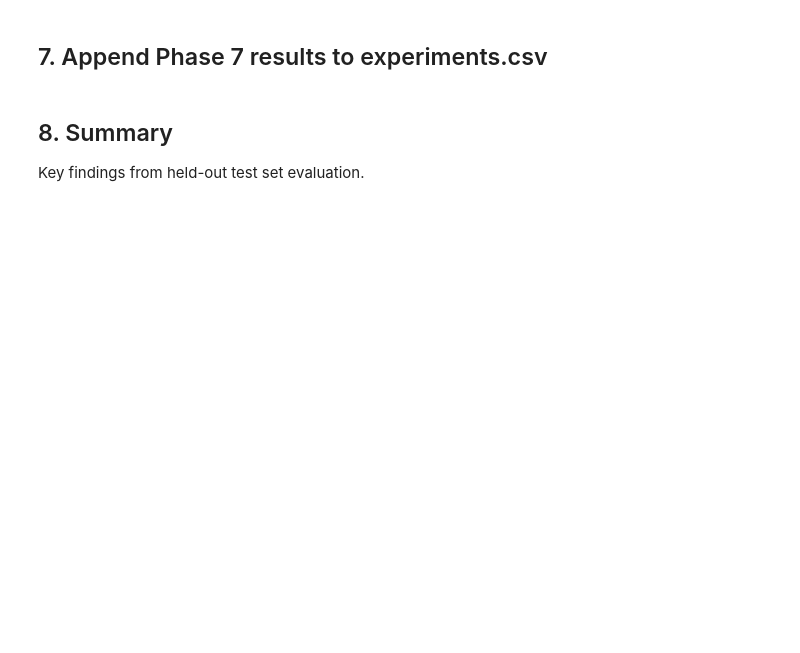
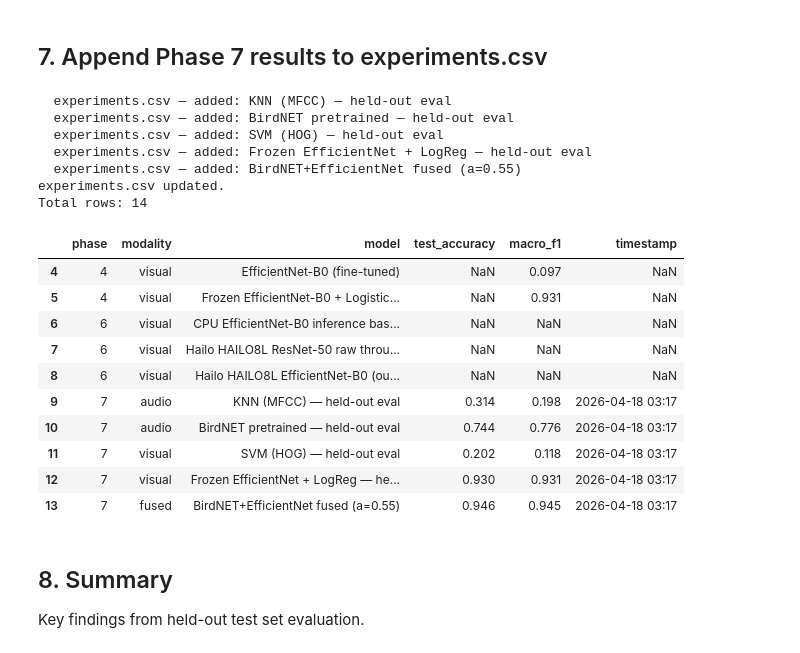
Before and after one commit to kanecruzwalker/avis-birdfeeder, a Jupyter notebook: notebooks/phase7_evaluation.ipynb, the cells around one changed output. Saved outputs shown, nothing was run; the diff lists cells and outputs as text; code cells hidden in the pictures; blank space fills up the shorter version.

```diff
--- a/notebooks/phase7_evaluation.ipynb
+++ b/notebooks/phase7_evaluation.ipynb
@@ -648,72 +776,111 @@ else:
 # %% [markdown]
 ## 7. Append Phase 7 results to experiments.csv
 # %%
-# Audio — KNN (Phase 3 re-evaluation on held-out test)
+from datetime import datetime
+
+# Audio — KNN
 append_if_new(experiments_path, {
     "phase": 7, "notebook": "phase7_evaluation.ipynb",
     "modality": "audio", "model": "KNN (MFCC) — held-out eval",
-    "n_species": audio_test["species_code"].nunique(),
-    "n_test": len(audio_test),
-    "accuracy": round(float(knn_accuracy), 3),
+    "features": "MFCC mean+std (n_mfcc=40, sr=48000)",
+    "best_params": "k=3, metric=euclidean",
+    "test_accuracy": round(float(knn_accuracy), 3),
     "macro_f1": round(float(knn_macro_f1), 3),
-    "weighted_f1": round(float(knn_weighted_f1), 3) if 'knn_weighted_f1' in dir() else None,
+    "weighted_f1": round(float(knn_weighted_f1), 3),
+    "n_train": "", "n_test": len(audio_test),
+    "species_count": audio_test["species_code"].nunique(),
+    "timestamp": datetime.now().strftime("%Y-%m-%d %H:%M"),
     "notes": "Phase 3 KNN artifact re-evaluated on held-out test set.",
 })
 
-# Audio — BirdNET (Phase 4 re-evaluation on held-out test)
+# Audio — BirdNET
 if BIRDNET_AVAILABLE:
     append_if_new(experiments_path, {
         "phase": 7, "notebook": "phase7_evaluation.ipynb",
         "modality": "audio", "model": "BirdNET pretrained — held-out eval",
-        "n_species": audio_test["species_code"].nunique(),
-        "n_test": len(audio_test),
-        "accuracy": round(float(bn_accuracy), 3),
+        "features": "birdnetlib 0.9.0 global model",
+        "best_params": "min_conf=0.1",
+        "test_accuracy": round(float(bn_accuracy), 3),
         "macro_f1": round(float(bn_macro_f1), 3),
         "weighted_f1": round(float(bn_weighted_f1), 3),
+        "n_train": "", "n_test": len(audio_test),
+        "species_count": audio_test["species_code"].nunique(),
+        "timestamp": datetime.now().strftime("%Y-%m-%d %H:%M"),
         "notes": f"BirdNET global model, held-out test. Unknown: {bn_preds.count('UNKNOWN')}/{len(bn_preds)}.",
     })
 
-# Visual — SVM baseline
+# Visual — SVM
 if svm_preds:
     append_if_new(experiments_path, {
         "phase": 7, "notebook": "phase7_evaluation.ipynb",
         "modality": "visual", "model": "SVM (HOG) — held-out eval",
-        "n_species": visual_test["species_code"].nunique(),
-        "n_test": len(visual_test),
-        "accuracy": round(float(svm_accuracy), 3),
+        "features": "HOG + color hist 26340-dim",
+        "best_params": "C=10.0 rbf gamma=scale",
+        "test_accuracy": round(float(svm_accuracy), 3),
         "macro_f1": round(float(svm_macro_f1), 3),
         "weighted_f1": round(float(svm_weighted_f1), 3),
+        "n_train": "", "n_test": len(visual_test),
+        "species_count": visual_test["species_code"].nunique(),
+        "timestamp": datetime.now().strftime("%Y-%m-%d %H:%M"),
         "notes": "Phase 3 SVM artifact re-evaluated on held-out test set.",
     })
 
 # Visual — EfficientNet + LogReg
 if eff_preds:
     append_if_new(experiments_path, {
         "phase": 7, "notebook": "phase7_evaluation.ipynb",
         "modality": "visual", "model": "Frozen EfficientNet + LogReg — held-out eval",
-        "n_species": visual_test["species_code"].nunique(),
-        "n_test": len(visual_test),
-        "accuracy": round(float(eff_accuracy), 3),
+        "features": "timm efficientnet_b0 frozen backbone",
+        "best_params": "LogReg C=0.1 StandardScaler",
+        "test_accuracy": round(float(eff_accuracy), 3),
         "macro_f1": round(float(eff_macro_f1), 3),
         "weighted_f1": round(float(eff_weighted_f1), 3),
+        "n_train": "", "n_test": len(visual_test),
+        "species_count": visual_test["species_code"].nunique(),
+        "timestamp": datetime.now().strftime("%Y-%m-%d %H:%M"),
         "notes": "timm EfficientNet-B0 frozen, LogReg C=0.1, held-out test set.",
     })
 
 # Fused
 if BIRDNET_AVAILABLE and eff_preds:
     append_if_new(experiments_path, {
         "phase": 7, "notebook": "phase7_evaluation.ipynb",
         "modality": "fused", "model": f"BirdNET+EfficientNet fused (a={audio_weight})",
-        "n_species": visual_test["species_code"].nunique(),
-        "n_test": len(visual_test),
-        "accuracy": round(float(fused_accuracy), 3),
+        "features": f"audio={audio_weight} visual={visual_weight} weighted fusion",
+        "best_params": f"threshold={threshold}",
+        "test_accuracy": round(float(fused_accuracy), 3),
         "macro_f1": round(float(fused_macro_f1), 3),
         "weighted_f1": None,
+        "n_train": "", "n_test": len(visual_test),
+        "species_count": visual_test["species_code"].nunique(),
+        "timestamp": datetime.now().strftime("%Y-%m-%d %H:%M"),
         "notes": f"Weighted fusion audio={audio_weight} visual={visual_weight}, "
                  f"threshold={threshold}, coverage={fused_coverage:.0%}.",
     })
 
 print("experiments.csv updated.")
+log_df = pd.read_csv(experiments_path)
+print(f"Total rows: {len(log_df)}")
+display(log_df[["phase", "modality", "model", "test_accuracy", "macro_f1", "timestamp"]].tail(10))
+# %% [output]
+  experiments.csv — added: KNN (MFCC) — held-out eval
+  experiments.csv — added: BirdNET pretrained — held-out eval
+  experiments.csv — added: SVM (HOG) — held-out eval
+  experiments.csv — added: Frozen EfficientNet + LogReg — held-out eval
+  experiments.csv — added: BirdNET+EfficientNet fused (a=0.55)
+experiments.csv updated.
+Total rows: 14
+|  | phase | modality | model | test_accuracy | macro_f1 | timestamp |
+| 4 | 4 | visual | EfficientNet-B0 (fine-tuned) | NaN | 0.097 | NaN |
+| 5 | 4 | visual | Frozen EfficientNet-B0 + Logistic... | NaN | 0.931 | NaN |
+| 6 | 6 | visual | CPU EfficientNet-B0 inference bas... | NaN | NaN | NaN |
+| 7 | 6 | visual | Hailo HAILO8L ResNet-50 raw throu... | NaN | NaN | NaN |
+| 8 | 6 | visual | Hailo HAILO8L EfficientNet-B0 (ou... | NaN | NaN | NaN |
+| 9 | 7 | audio | KNN (MFCC) — held-out eval | 0.314 | 0.198 | 2026-04-18 03:17 |
+| 10 | 7 | audio | BirdNET pretrained — held-out eval | 0.744 | 0.776 | 2026-04-18 03:17 |
+| 11 | 7 | visual | SVM (HOG) — held-out eval | 0.202 | 0.118 | 2026-04-18 03:17 |
+| 12 | 7 | visual | Frozen EfficientNet + LogReg — he... | 0.930 | 0.931 | 2026-04-18 03:17 |
+| 13 | 7 | fused | BirdNET+EfficientNet fused (a=0.55) | 0.946 | 0.945 | 2026-04-18 03:17 |
 # %% [markdown]
 ## 8. Summary
 
```
Also changed, not shown: parts of 16 cells of this notebook, 10 other files.
